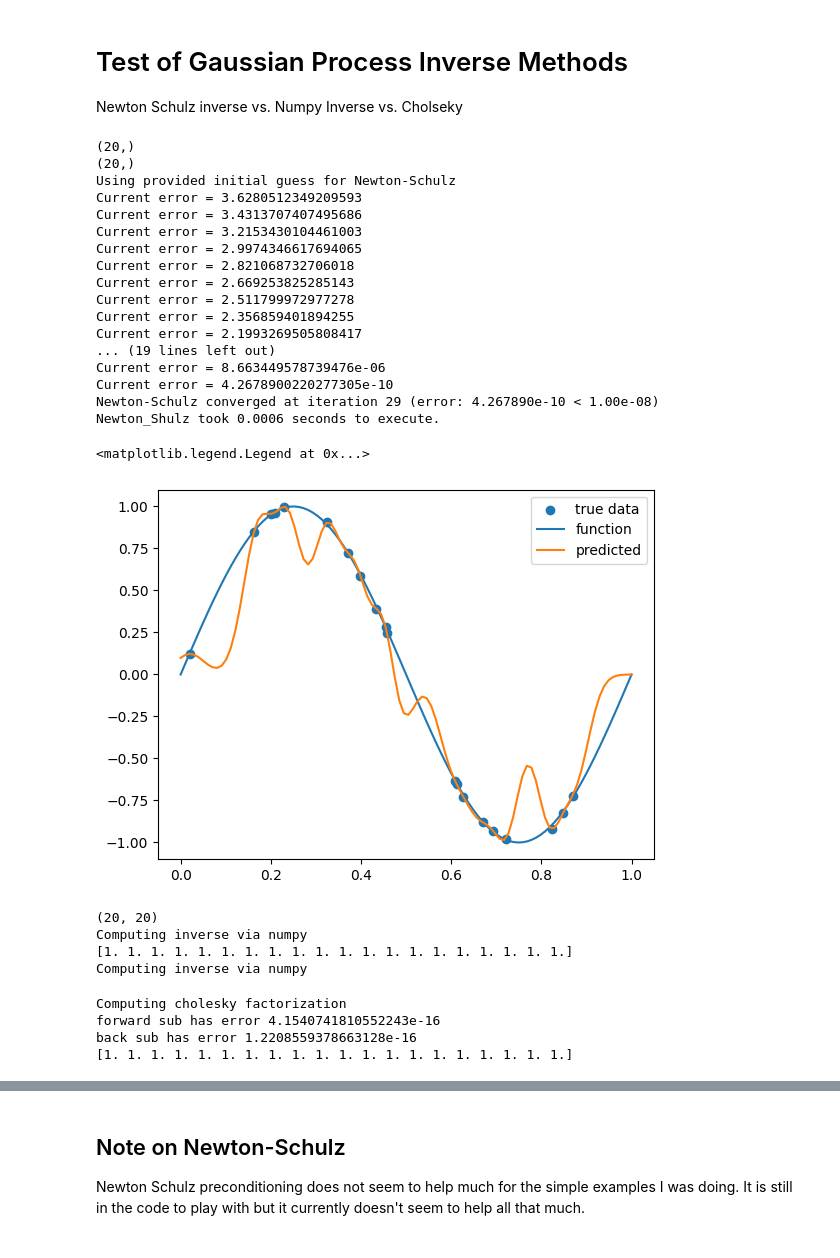
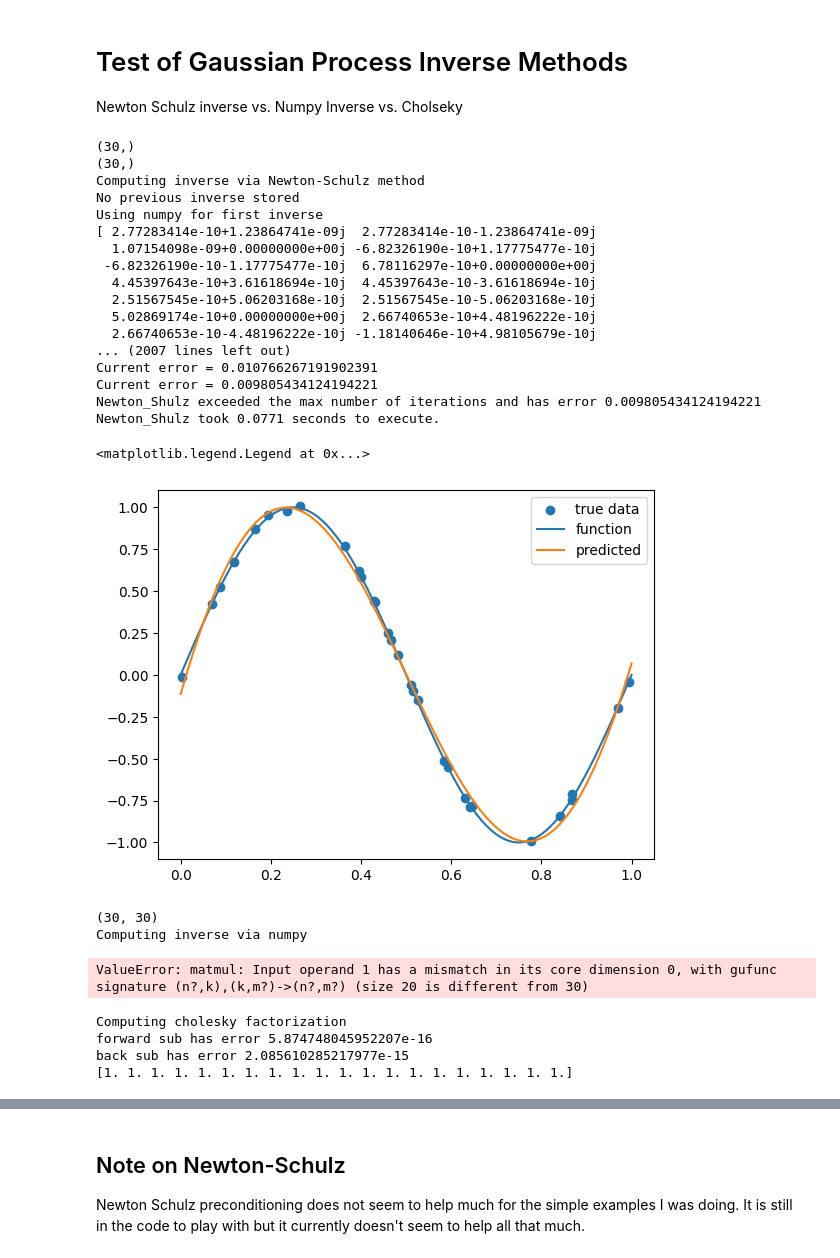
Before and after one commit to trevorgloe/Newton_Shulz, a Jupyter notebook: gauss_proc/test_gp_inv.ipynb, the cells around one changed output, grey strips where cells are left out. Saved outputs shown, nothing was run; the diff lists cells and outputs as text; code cells hidden in the pictures.

Commit message:
finished integrating new inverse framework into GP code and testing

```diff
--- a/gauss_proc/test_gp_inv.ipynb
+++ b/gauss_proc/test_gp_inv.ipynb
@@ -17,51 +17,51 @@ from functions import Newton_Shulz
 from functions import RandomlyPivotedCholesky, forward_substitution_matrix, back_substitution_matrix
 # %%
 # make somme data
-n = 20
+n = 30
 sig = 0.01
 x = np.random.rand(n)
 # print(x)
 y = np.sin(x* 2*np.pi) + sig*np.random.randn(n)
 
 print(x.shape)
 print(y.shape)
 
 xth = np.linspace(0,1, 100)
 yth = np.sin(xth * 2*np.pi)
 
 # create a gaussian process object
-gauss = GP.GPR(n, 1, "RBF", sig, use_ns=True, verbose=True)
+gauss = GP.GPR(n, 1, "RBF", sig, inv_method = inverses.NewtonSchulzInv(True, True, precond="None"), verbose=True)
 # fit the gaussian process to the given data, for some sigma_f and l
-gauss.fit(np.array([x]), y, theta=np.array([10, 1e-3])) # changing the hyperparameters gives you different fits
+gauss.fit(np.array([x]), y, theta=np.array([10, 1e-0])) # changing the hyperparameters gives you different fits
 # new_x = np.random.rand(5)
 new_y = gauss.predict_aft_K(xth)
 
 fig = plt.figure()
 plt.scatter(x, y, label="true data")
 plt.plot(xth, yth, label="function")
 plt.plot(xth, new_y, label="predicted")
 
 plt.legend()
 # %% [output]
-(20,)
-(20,)
-Using provided initial guess for Newton-Schulz
-Current error = 3.6280512349209593
-Current error = 3.4313707407495686
-Current error = 3.2153430104461003
-Current error = 2.9974346617694065
-Current error = 2.821068732706018
-Current error = 2.669253825285143
-Current error = 2.511799972977278
-Current error = 2.356859401894255
-Current error = 2.1993269505808417
-... (19 lines left out)
-Current error = 8.663449578739476e-06
-Current error = 4.2678900220277305e-10
-Newton-Schulz converged at iteration 29 (error: 4.267890e-10 < 1.00e-08)
-Newton_Shulz took 0.0006 seconds to execute.
+(30,)
+(30,)
+Computing inverse via Newton-Schulz method
+No previous inverse stored
+Using numpy for first inverse
+[ 2.77283414e-10+1.23864741e-09j  2.77283414e-10-1.23864741e-09j
+  1.07154098e-09+0.00000000e+00j -6.82326190e-10+1.17775477e-10j
+ -6.82326190e-10-1.17775477e-10j  6.78116297e-10+0.00000000e+00j
+  4.45397643e-10+3.61618694e-10j  4.45397643e-10-3.61618694e-10j
+  2.51567545e-10+5.06203168e-10j  2.51567545e-10-5.06203168e-10j
+  5.02869174e-10+0.00000000e+00j  2.66740653e-10+4.48196222e-10j
+  2.66740653e-10-4.48196222e-10j -1.18140646e-10+4.98105679e-10j
+... (2007 lines left out)
+Current error = 0.010766267191902391
+Current error = 0.009805434124194221
+Newton_Shulz exceeded the max number of iterations and has error 0.009805434124194221
+Newton_Shulz took 0.0771 seconds to execute.
 <matplotlib.legend.Legend at 0x...>
-[figure, old version]
+[figure, new version]
 # %%
 ni = inverses.NumpyInverse(True, True)
 print(gauss.ker.mat.shape)
@@ -71,18 +71,17 @@ x2 = ni.vecSolve(gauss.ker.mat, gauss.sig, np.ones(20))
 ni.invalidateInverse()
 x3 = ni.vecSolve(gauss.ker.mat, gauss.sig, np.ones(20))
 # %% [output]
-(20, 20)
+(30, 30)
 Computing inverse via numpy
-[1. 1. 1. 1. 1. 1. 1. 1. 1. 1. 1. 1. 1. 1. 1. 1. 1. 1. 1. 1.]
-Computing inverse via numpy
+ValueError: matmul: Input operand 1 has a mismatch in its core dimension 0, with gufunc signature (n?,k),(k,m?)->(n?,m?) (size 20 is different from 30)
 # %%
 chol = inverses.Cholesky(True, True)
 x = chol.vecSolve(gauss.ker.mat, gauss.sig, np.ones(20))
 print((gauss.ker.mat+(gauss.sig**2)*np.eye(gauss.ker.mat.shape[0])) @ x)
 # %% [output]
 Computing cholesky factorization
-forward sub has error 4.1540741810552243e-16
-back sub has error 1.2208559378663128e-16
+forward sub has error 5.874748045952207e-16
+back sub has error 2.085610285217977e-15
 [1. 1. 1. 1. 1. 1. 1. 1. 1. 1. 1. 1. 1. 1. 1. 1. 1. 1. 1. 1.]
 # %%
 ns = inverses.NewtonSchulzInv(True, True, precond="None")
```
Also changed, not shown: parts of 5 cells of this notebook, 2 other files.
